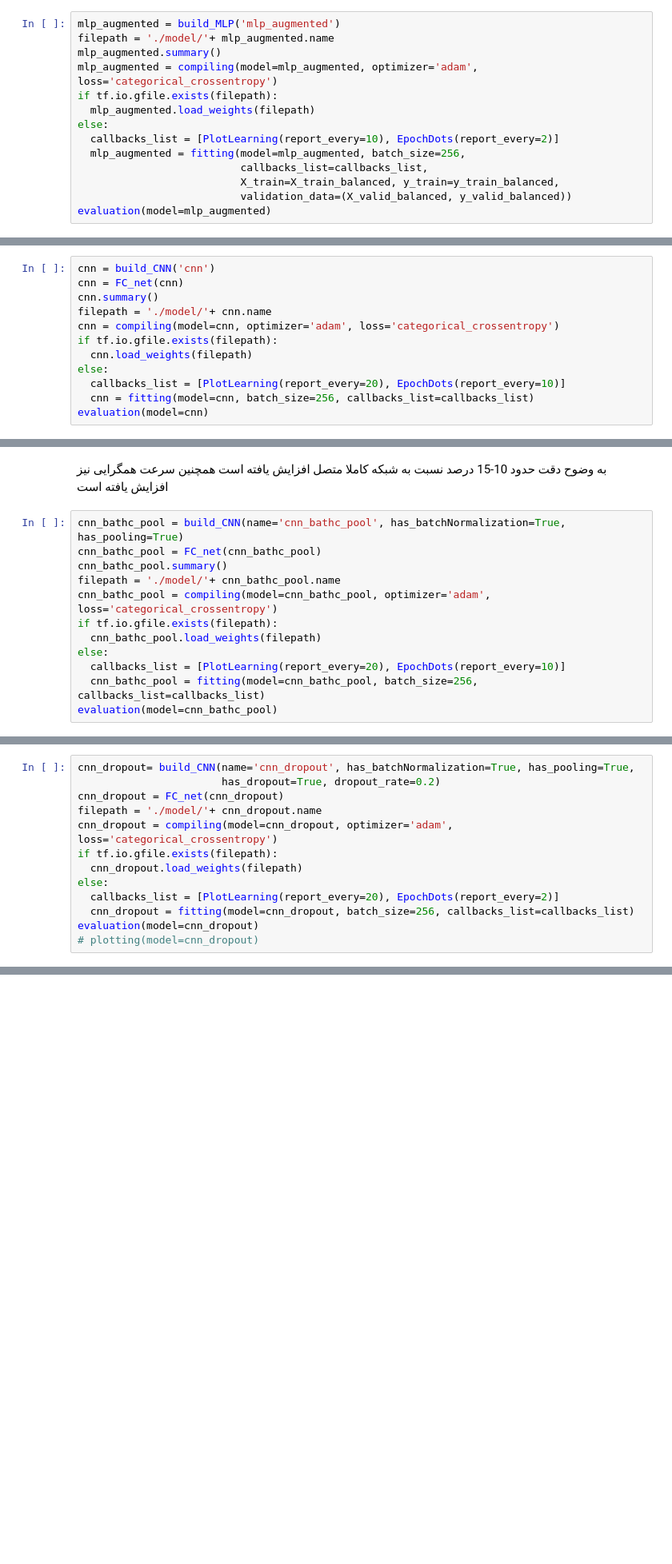
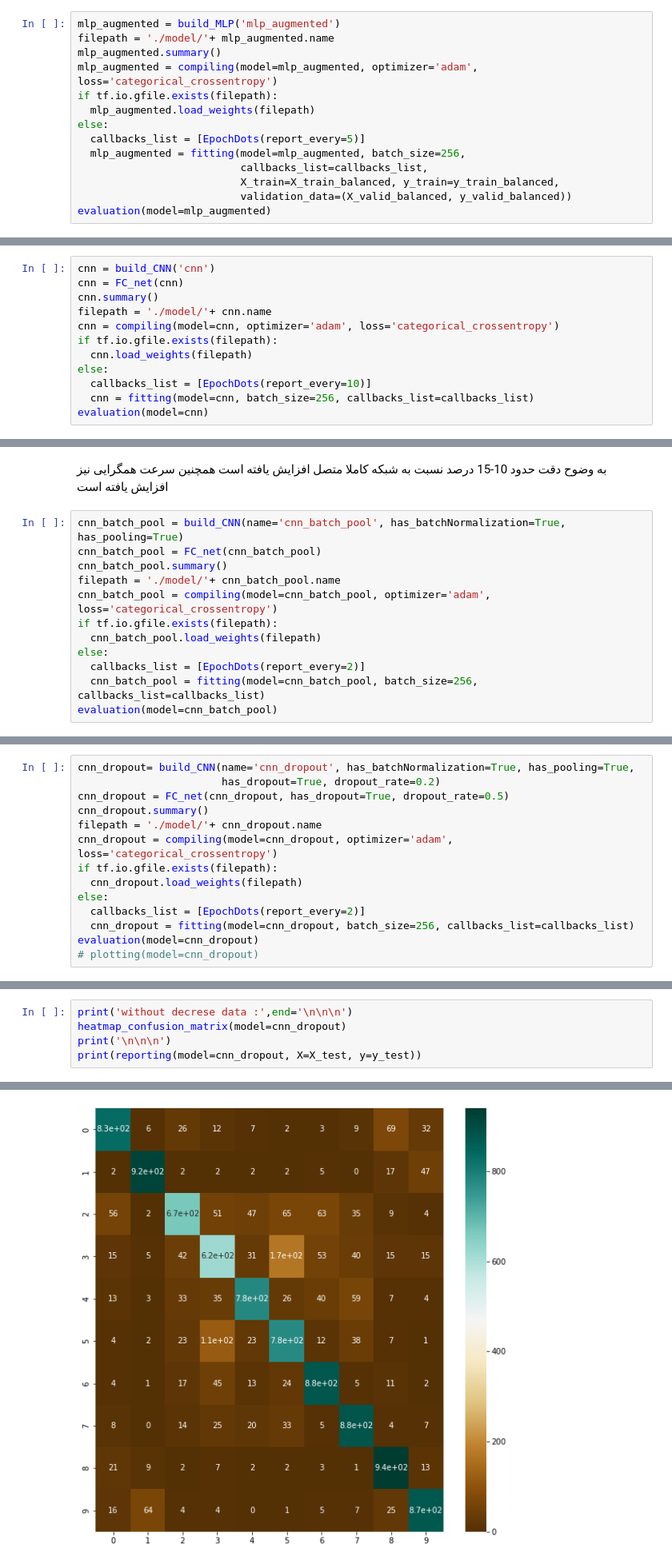
Before and after one commit to peyman886/Deep_Learning, a Jupyter notebook: HW2_practical_Q1,2.ipynb, the cells around one changed output, grey strips where cells are left out. Shown at 80% size. Drawn from its saved outputs; the diff is of its cells as text; blank space fills up the shorter version.

```diff
--- a/HW2_practical_Q1,2.ipynb
+++ b/HW2_practical_Q1,2.ipynb
@@ -895,7 +812,7 @@ mlp_augmented = compiling(model=mlp_augmented, optimizer='adam', loss='categoric
 if tf.io.gfile.exists(filepath):
   mlp_augmented.load_weights(filepath)
 else:
-  callbacks_list = [PlotLearning(report_every=10), EpochDots(report_every=2)]
+  callbacks_list = [EpochDots(report_every=5)]
   mlp_augmented = fitting(model=mlp_augmented, batch_size=256,
                           callbacks_list=callbacks_list,
                           X_train=X_train_balanced, y_train=y_train_balanced,
@@ -969,7 +851,7 @@ cnn = compiling(model=cnn, optimizer='adam', loss='categorical_crossentropy')
 if tf.io.gfile.exists(filepath):
   cnn.load_weights(filepath)
 else:
-  callbacks_list = [PlotLearning(report_every=20), EpochDots(report_every=10)]
+  callbacks_list = [EpochDots(report_every=10)]
   cnn = fitting(model=cnn, batch_size=256, callbacks_list=callbacks_list)
 evaluation(model=cnn)
 # %% [output]
@@ -1017,15 +898,15 @@ Test accuracy :60.97
 # %% [markdown]
 به وضوح دقت حدود 10-15 درصد نسبت به شبکه کاملا متصل افزایش یافته است همچنین سرعت همگرایی نیز افزایش یافته است
 # %%
-cnn_bathc_pool = build_CNN(name='cnn_bathc_pool', has_batchNormalization=True, has_pooling=True)
-cnn_bathc_pool = FC_net(cnn_bathc_pool)
-cnn_bathc_pool.summary()
-filepath = './model/'+ cnn_bathc_pool.name
-cnn_bathc_pool = compiling(model=cnn_bathc_pool, optimizer='adam', loss='categorical_crossentropy')
+cnn_batch_pool = build_CNN(name='cnn_batch_pool', has_batchNormalization=True, has_pooling=True)
+cnn_batch_pool = FC_net(cnn_batch_pool)
+cnn_batch_pool.summary()
+filepath = './model/'+ cnn_batch_pool.name
+cnn_batch_pool = compiling(model=cnn_batch_pool, optimizer='adam', loss='categorical_crossentropy')
 if tf.io.gfile.exists(filepath):
-  cnn_bathc_pool.load_weights(filepath)
+  cnn_batch_pool.load_weights(filepath)
 else:
-  callbacks_list = [PlotLearning(report_every=20), EpochDots(report_every=10)]
-  cnn_bathc_pool = fitting(model=cnn_bathc_pool, batch_size=256, callbacks_list=callbacks_list)
-evaluation(model=cnn_bathc_pool)
+  callbacks_list = [EpochDots(report_every=2)]
+  cnn_batch_pool = fitting(model=cnn_batch_pool, batch_size=256, callbacks_list=callbacks_list)
+evaluation(model=cnn_batch_pool)
 # %% [output]
@@ -1063,13 +943,14 @@ Test accuracy :71.17
 # %%
 cnn_dropout= build_CNN(name='cnn_dropout', has_batchNormalization=True, has_pooling=True,
                        has_dropout=True, dropout_rate=0.2)
-cnn_dropout = FC_net(cnn_dropout)
+cnn_dropout = FC_net(cnn_dropout, has_dropout=True, dropout_rate=0.5)
+cnn_dropout.summary()
 filepath = './model/'+ cnn_dropout.name
 cnn_dropout = compiling(model=cnn_dropout, optimizer='adam', loss='categorical_crossentropy')
 if tf.io.gfile.exists(filepath):
   cnn_dropout.load_weights(filepath)
 else:
-  callbacks_list = [PlotLearning(report_every=20), EpochDots(report_every=2)]
+  callbacks_list = [EpochDots(report_every=2)]
   cnn_dropout = fitting(model=cnn_dropout, batch_size=256, callbacks_list=callbacks_list)
 evaluation(model=cnn_dropout)
 # plotting(model=cnn_dropout)
@@ -1234,0 +1176,6 @@ Test accuracy :0.72
+# %%
+print('without decrese data :',end='\n\n\n')
+heatmap_confusion_matrix(model=cnn_dropout)
+print('\n\n\n')
+print(reporting(model=cnn_dropout, X=X_test, y=y_test))
+# %% [output]
@@ -1234,0 +1183 @@ Test accuracy :0.72
+[figure, added]
```
Also changed, not shown: parts of 43 cells of this notebook.
